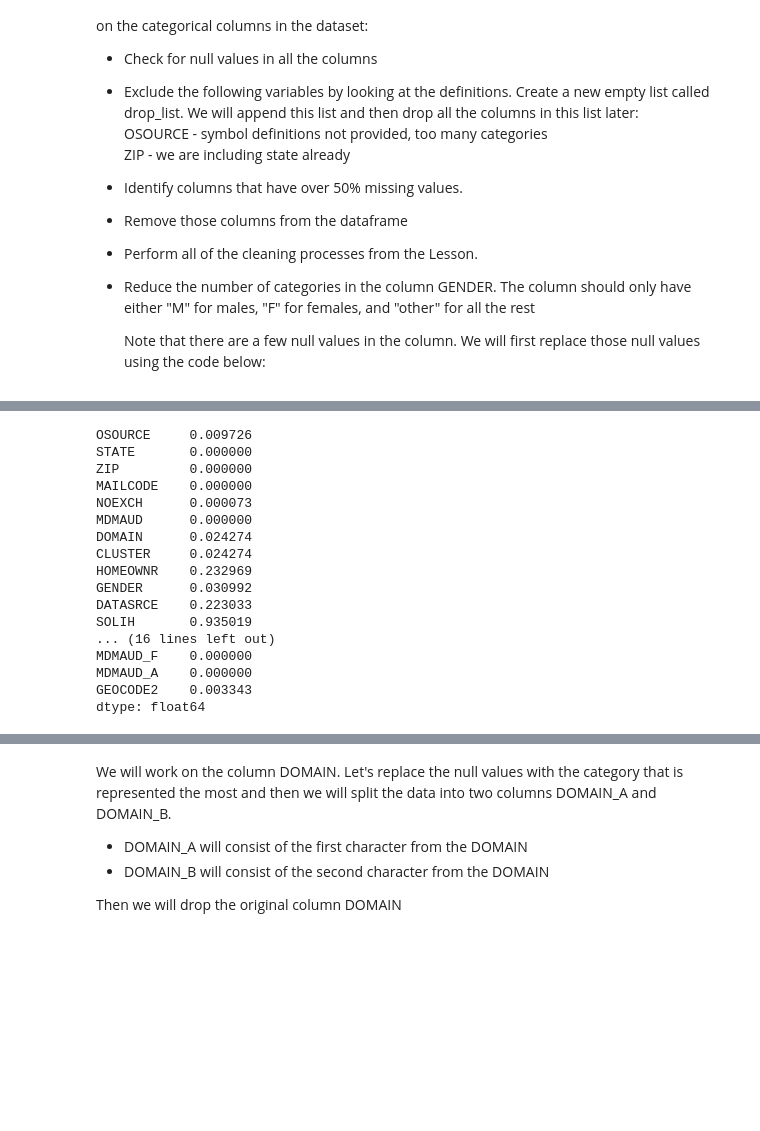
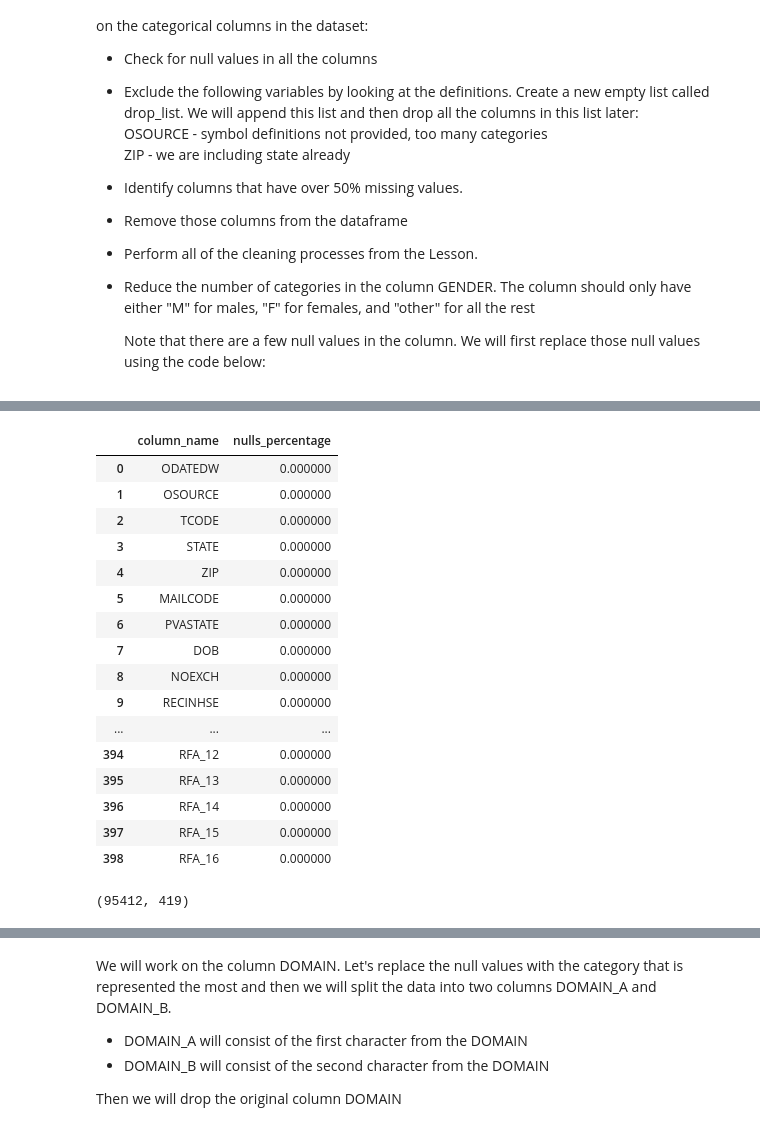
Before and after one commit to damiencmb/lab-revisiting-machine-learning, a Jupyter notebook: lab-revisiting-machine-learning.ipynb, the cells around one changed output, grey strips where cells are left out. Drawn from its saved outputs; the diff is of its cells as text; code cells hidden in the pictures; blank space fills up the shorter version.

```diff
--- a/lab-revisiting-machine-learning.ipynb
+++ b/lab-revisiting-machine-learning.ipynb
@@ -52,20 +31,22 @@ categorical
-# %%
-categorical.isna().sum()/len(categorical)
-# %% [output]
-OSOURCE     0.009726
-STATE       0.000000
-ZIP         0.000000
-MAILCODE    0.000000
-NOEXCH      0.000073
-MDMAUD      0.000000
-DOMAIN      0.024274
-CLUSTER     0.024274
-HOMEOWNR    0.232969
-GENDER      0.030992
-DATASRCE    0.223033
-SOLIH       0.935019
-... (16 lines left out)
-MDMAUD_F    0.000000
-MDMAUD_A    0.000000
-GEOCODE2    0.003343
-dtype: float64
+# %%
+nulls_percent_df = pd.DataFrame(data.isna().sum()*100/len(data)).reset_index()
+nulls_percent_df.columns = ['column_name', 'nulls_percentage']
+nulls_percent_df
+# %% [output]
+|  | column_name | nulls_percentage |
+| 0 | ODATEDW | 0.000000 |
+| 1 | OSOURCE | 0.000000 |
+| 2 | TCODE | 0.000000 |
+| 3 | STATE | 0.000000 |
+| 4 | ZIP | 0.000000 |
+| 5 | MAILCODE | 0.000000 |
+| 6 | PVASTATE | 0.000000 |
+| 7 | DOB | 0.000000 |
+| 8 | NOEXCH | 0.000000 |
+| 9 | RECINHSE | 0.000000 |
+| ... | ... | ... |
+| 394 | RFA_12 | 0.000000 |
+| 395 | RFA_13 | 0.000000 |
+| 396 | RFA_14 | 0.000000 |
+| 397 | RFA_15 | 0.000000 |
+| 398 | RFA_16 | 0.000000 |
@@ -71,0 +57,5 @@ dtype: float64
+# %%
+data = data.drop(drop_columns_list, axis=1)
+data.shape
+# %% [output]
+(95412, 419)
```
Also changed, not shown: parts of 99 cells of this notebook, 1 other file.
